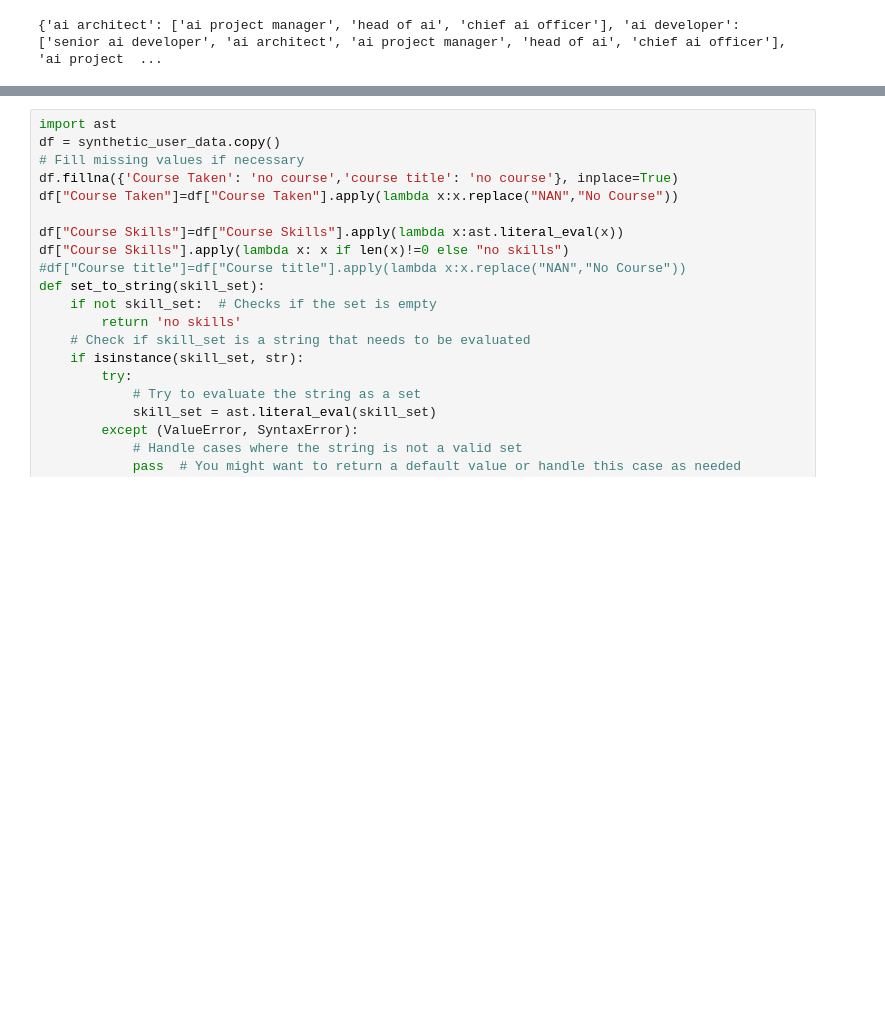
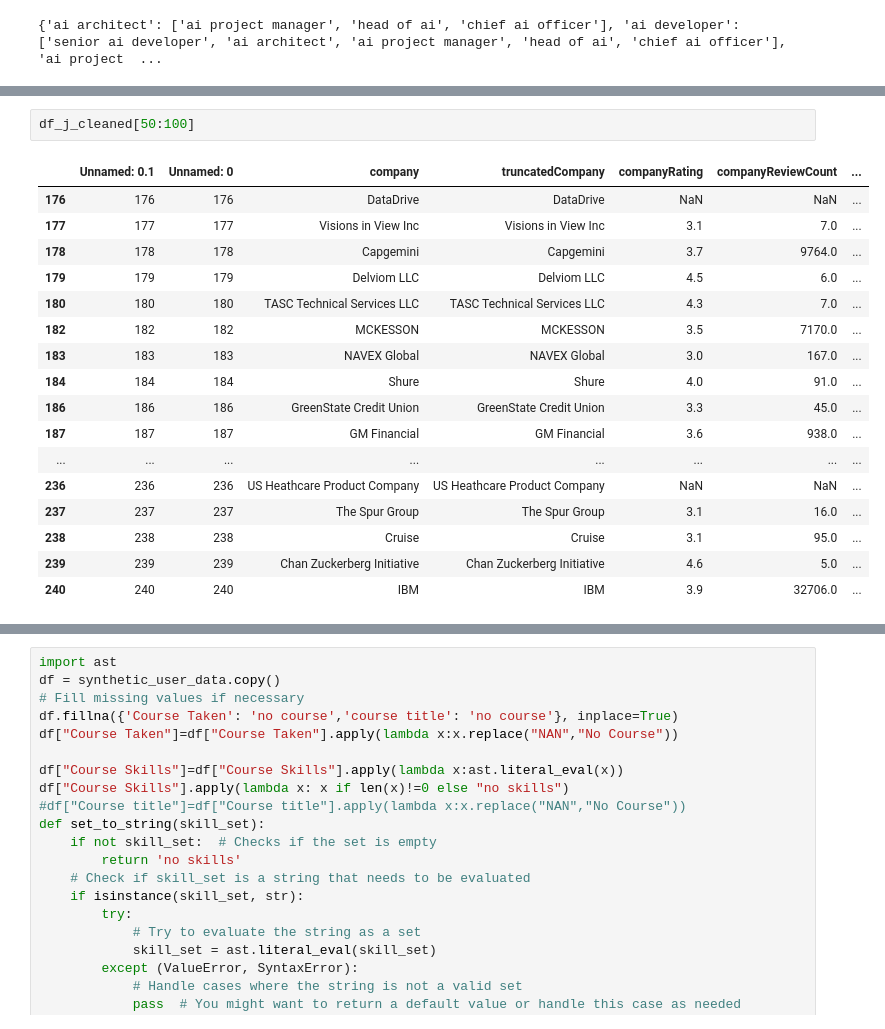
Before and after one commit to nitzmali/job_transition_pathway, a Jupyter notebook: notebooks/jobs_data_generation.ipynb, the cells around one changed output, grey strips where cells are left out. Saved outputs shown, nothing was run; the diff lists cells and outputs as text; blank space fills up the shorter version.

```diff
--- a/notebooks/jobs_data_generation.ipynb
+++ b/notebooks/jobs_data_generation.ipynb
@@ -269 +282,21 @@ synthetic_user_data = pd.concat([synthetic_user_data_v1,synthetic_user__next_dat
 #print(synthetic_user_data.head())
+# %%
+df_j_cleaned[50:100]
+# %% [output]
+|  | Unnamed: 0.1 | Unnamed: 0 | company | truncatedCompany | companyRating | companyReviewCount | ... |
+| 176 | 176 | 176 | DataDrive | DataDrive | NaN | NaN | ... |
+| 177 | 177 | 177 | Visions in View Inc | Visions in View Inc | 3.1 | 7.0 | ... |
+| 178 | 178 | 178 | Capgemini | Capgemini | 3.7 | 9764.0 | ... |
+| 179 | 179 | 179 | Delviom LLC | Delviom LLC | 4.5 | 6.0 | ... |
+| 180 | 180 | 180 | TASC Technical Services LLC | TASC Technical Services LLC | 4.3 | 7.0 | ... |
+| 182 | 182 | 182 | MCKESSON | MCKESSON | 3.5 | 7170.0 | ... |
+| 183 | 183 | 183 | NAVEX Global | NAVEX Global | 3.0 | 167.0 | ... |
+| 184 | 184 | 184 | Shure | Shure | 4.0 | 91.0 | ... |
+| 186 | 186 | 186 | GreenState Credit Union | GreenState Credit Union | 3.3 | 45.0 | ... |
+| 187 | 187 | 187 | GM Financial | GM Financial | 3.6 | 938.0 | ... |
+| ... | ... | ... | ... | ... | ... | ... | ... |
+| 236 | 236 | 236 | US Heathcare Product Company | US Heathcare Product Company | NaN | NaN | ... |
+| 237 | 237 | 237 | The Spur Group | The Spur Group | 3.1 | 16.0 | ... |
+| 238 | 238 | 238 | Cruise | Cruise | 3.1 | 95.0 | ... |
+| 239 | 239 | 239 | Chan Zuckerberg Initiative | Chan Zuckerberg Initiative | 4.6 | 5.0 | ... |
+| 240 | 240 | 240 | IBM | IBM | 3.9 | 32706.0 | ... |
```
Also changed, not shown: parts of 6 cells of this notebook, 11 other files.
